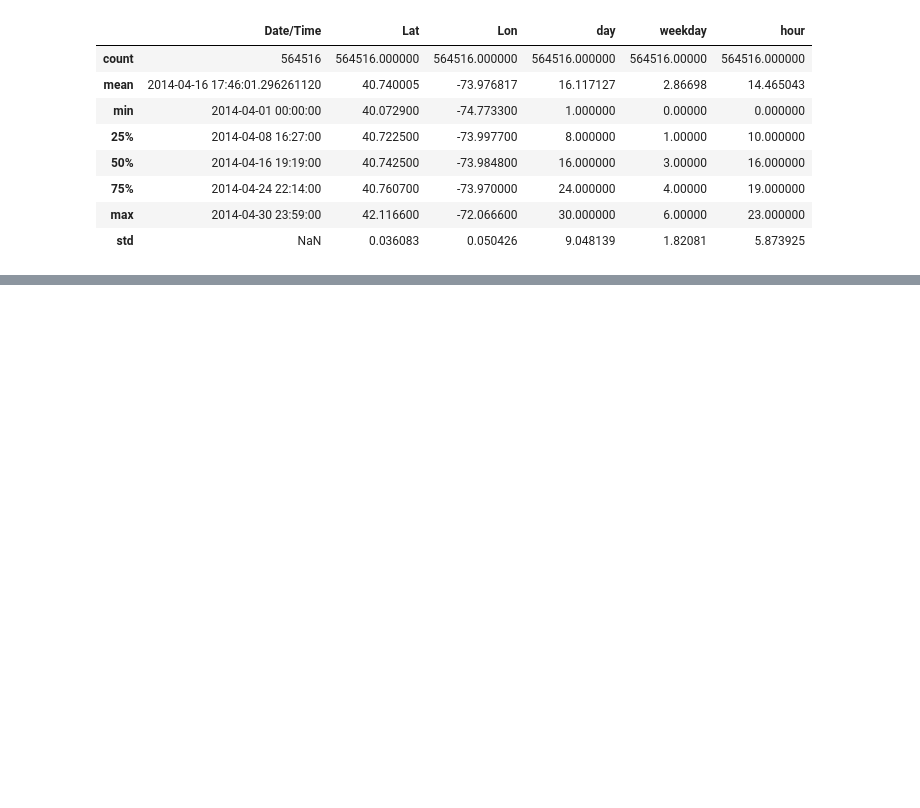
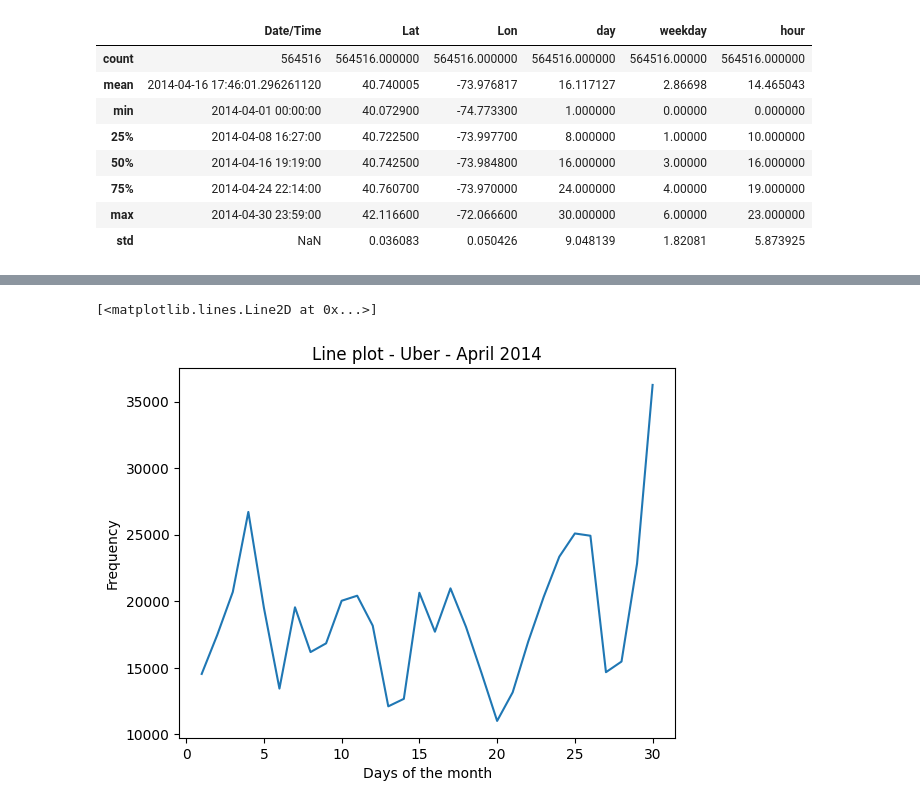
Before and after one commit to bonivalyvan/Uber-2024, a Jupyter notebook: Main.ipynb, the cells around one changed output, grey strips where cells are left out. Cells and saved outputs as stored; diff of their text form; code cells hidden in the pictures; blank space fills up the shorter version.

```diff
--- a/Main.ipynb
+++ b/Main.ipynb
@@ -122,0 +133,3 @@ df.describe()
+# %%
+by_date = df.groupby('day').apply(count_rows)
+by_date
@@ -122,0 +154,8 @@ df.describe()
+# %%
+plt.title('Line plot - Uber - April 2014');
+plt.xlabel('Days of the month')
+plt.ylabel('Frequency')
+plt.plot(by_date)
+# %% [output]
+[<matplotlib.lines.Line2D at 0x...>]
+[figure, added]
```
Also changed, not shown: parts of 18 cells of this notebook.
